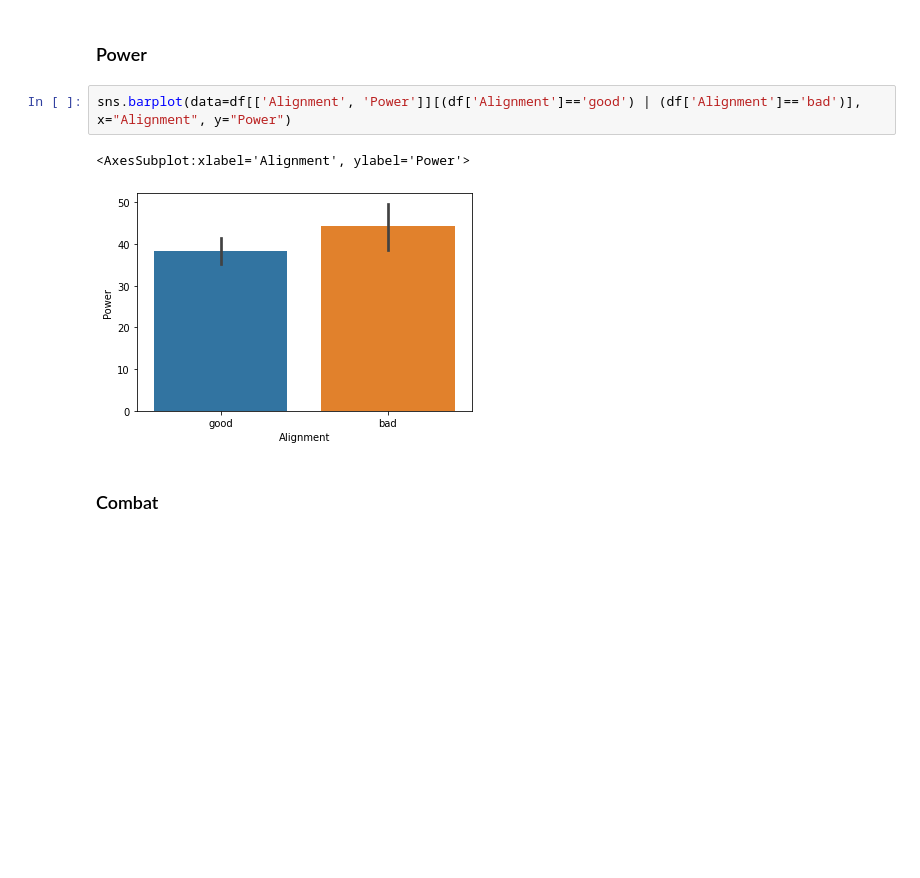
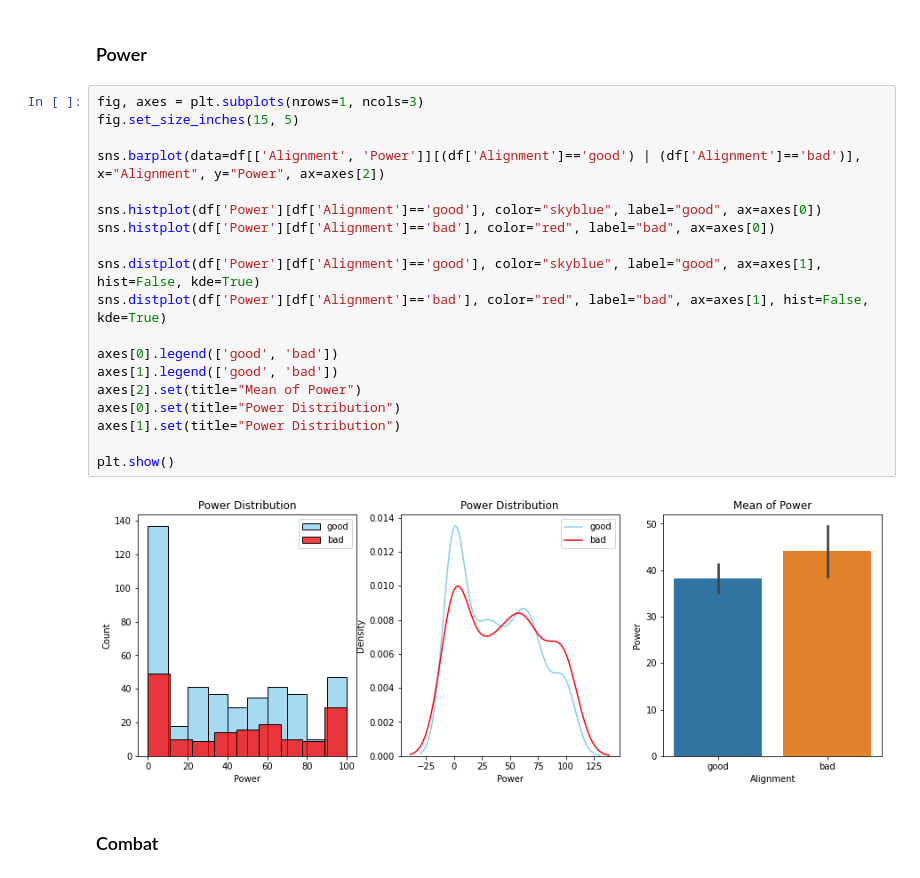
Before and after one commit to super-corini/programmers_kdt_II, a Jupyter notebook: day5_mission/abengers.ipynb, the cells around one changed output. Cells and saved outputs as stored; diff of their text form; blank space fills up the shorter version.

```diff
--- a/day5_mission/abengers.ipynb
+++ b/day5_mission/abengers.ipynb
@@ -124,10 +186,26 @@ sns.barplot(data=df[['Alignment', 'Durability']][(df['Alignment']=='good') | (df
 # %% [markdown]
 ### Power
 # %%
-sns.barplot(data=df[['Alignment', 'Power']][(df['Alignment']=='good') | (df['Alignment']=='bad')], x="Alignment", y="Power")
+fig, axes = plt.subplots(nrows=1, ncols=3)
+fig.set_size_inches(15, 5)
+
+sns.barplot(data=df[['Alignment', 'Power']][(df['Alignment']=='good') | (df['Alignment']=='bad')], x="Alignment", y="Power", ax=axes[2])
+
+sns.histplot(df['Power'][df['Alignment']=='good'], color="skyblue", label="good", ax=axes[0])
+sns.histplot(df['Power'][df['Alignment']=='bad'], color="red", label="bad", ax=axes[0])
+
+sns.distplot(df['Power'][df['Alignment']=='good'], color="skyblue", label="good", ax=axes[1], hist=False, kde=True)
+sns.distplot(df['Power'][df['Alignment']=='bad'], color="red", label="bad", ax=axes[1], hist=False, kde=True)
+
+axes[0].legend(['good', 'bad'])
+axes[1].legend(['good', 'bad'])
+axes[2].set(title="Mean of Power")
+axes[0].set(title="Power Distribution")
+axes[1].set(title="Power Distribution")
+
+plt.show()
 # %% [output]
-<AxesSubplot:xlabel='Alignment', ylabel='Power'>
-[figure, old version]
+[figure, new version]
 # %% [markdown]
 ### Combat
 # %%
```
Also changed, not shown: parts of 7 cells of this notebook.
